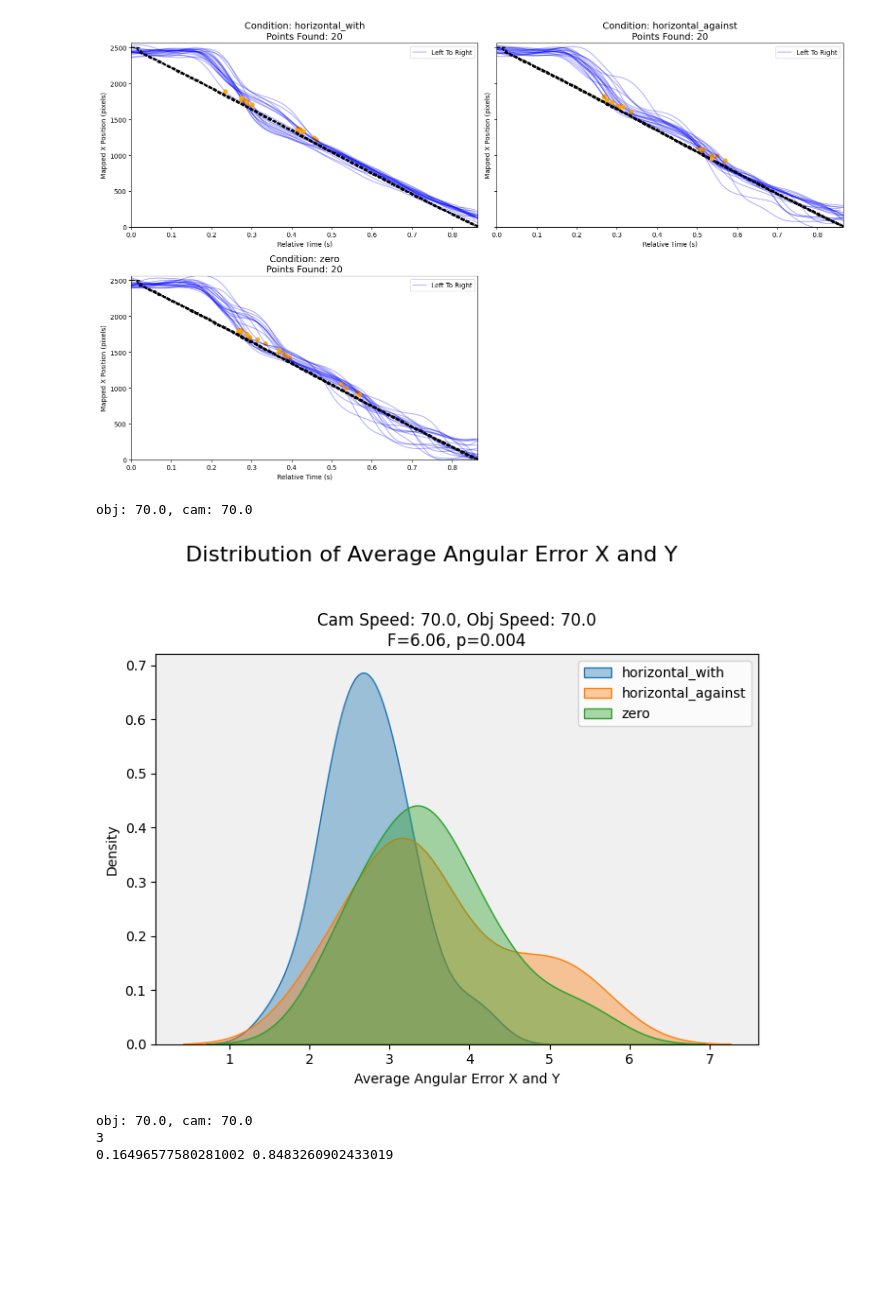
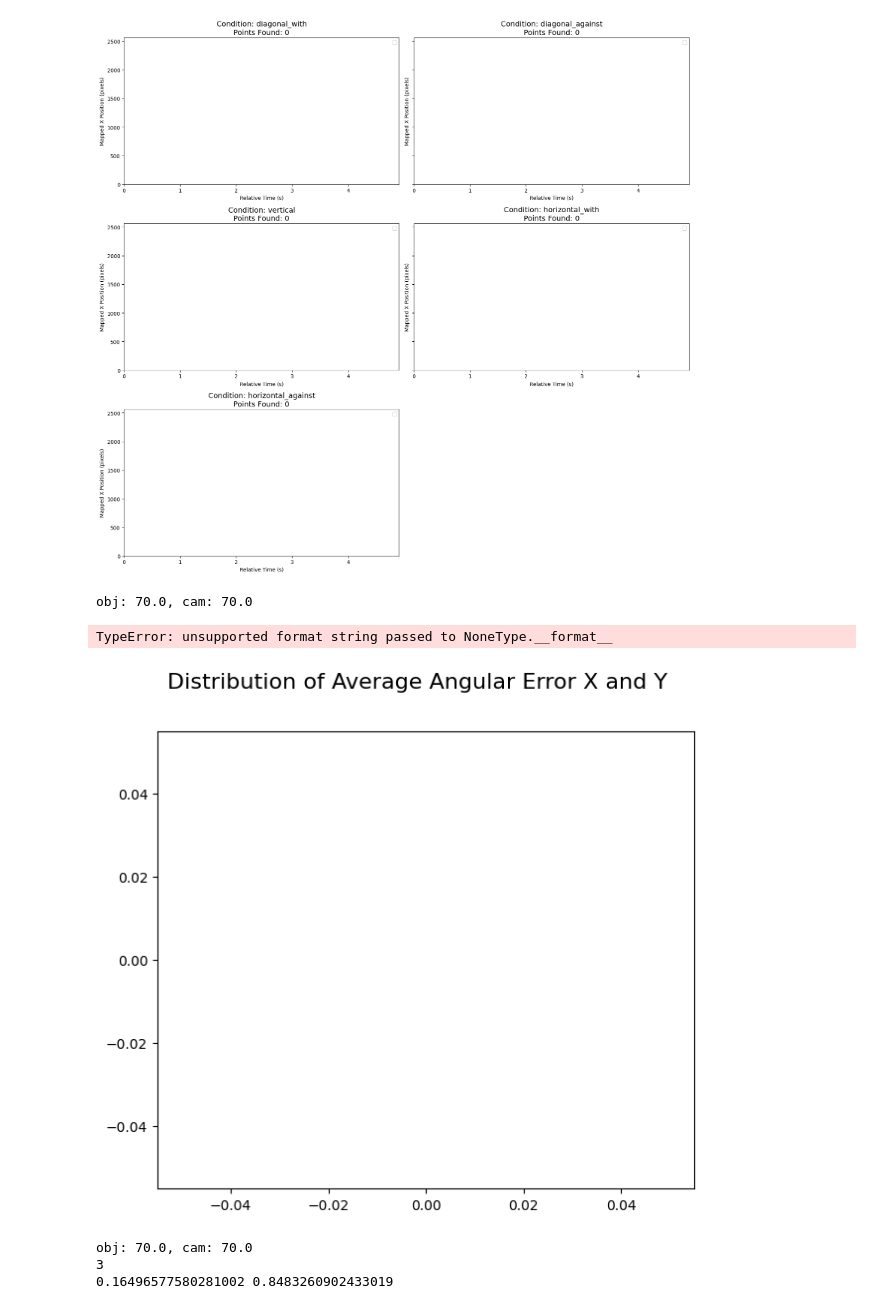
Before and after one commit to jennakangg/motiontrackingdatavis, a Jupyter notebook: FilteringDegErrorProcessing.ipynb, the cells around one changed output. Drawn from its saved outputs; the diff is of its cells as text; code cells hidden in the pictures; blank space fills up the shorter version.

Commit message:
Generation of main trials

```diff
--- a/FilteringDegErrorProcessing.ipynb
+++ b/FilteringDegErrorProcessing.ipynb
@@ -9,8 +9,8 @@ def vel_filter(ang_vel_all):
     # b, a = scipy.signal.butter(N=5, Wn=33, fs=200, btype='lowpass', analog=False)
     return scipy.signal.filtfilt(b, a, ang_vel_all)
 
-data = pd.read_csv('GazeDataNoRamp/gaze_data_all_trials_y_pilot_no_ramp_horiz_monde.csv', sep=',')
-trial_details_df = pd.read_csv("generated_trials_ids_y_pilot_no_ramp_horiz.csv")
+data = pd.read_csv('GazeData/gaze_data_all_trials.csv', sep=',')
+trial_details_df = pd.read_csv("generated_trial_ids/generated_trials_ids.csv")
 # %%
 import numpy as np
 import matplotlib.pyplot as plt
@@ -92,6 +92,33 @@ pair_conditions = {
         # "down": ["zero"],
     }
 }
+
+pair_conditions = {
+    "diagonal_with": {
+        "horizontal_left": ["diagonal_left_up", "diagonal_left_down"],
+        "horizontal_right": ["diagonal_right_up", "diagonal_right_down"]
+    },
+    "diagonal_against": {
+        "horizontal_left": ["diagonal_right_up", "diagonal_right_down"],
+        "horizontal_right": ["diagonal_left_up", "diagonal_left_down"]
+    },
+    "vertical": {
+        "horizontal_left": ["vertical_up", "vertical_down"],
+        "horizontal_right": ["vertical_up", "vertical_down"]
+    },
+    "horizontal_with": {
+        "horizontal_left": ["horizontal_left"],
+        "horizontal_right": ["horizontal_right"]
+    },
+    "horizontal_against": {
+        "horizontal_left": ["horizontal_right"],
+        "horizontal_right": ["horizontal_left"]
+    },
+    "zero": {
+        "horizontal_left": ["zero"],
+        "horizontal_right": ["zero"]
+    }
+}
 # %%
 def compute_position_dependent_angular_error(df, screen_width, screen_height, screen_diagonal_size, distance_to_screen):
     # Convert screen diagonal size to pixels
@@ -266,7 +293,7 @@ data = find_first_within_angular_threshold(data, angular_threshold, time_passed_
 # Plot pairs with markers for the first point within threshold
 plot_condition_speed_pairs_with_threshold(data, pair_conditions, trial_details_df, angular_threshold, time_passed_seconds, alpha=0.3)
 # %% [output]
-[figure, old version]
+[figure, new version]
 # %%
 import pandas as pd
 import numpy as np
@@ -388,35 +415,36 @@ def analyze_combinations(data, time_ranges, camera_motion_types_to_compare, came
             ax.set_xlabel("Average Angular Error X and Y")
             ax.set_ylabel("Density")
             ax.legend()
 
     plt.tight_layout(rect=[0, 0.03, 1, 0.95])
     plt.show()
 
 # Define parameters
 time_ranges = {
     15.0: (0.2, 5.0),
     30.0: (0.2, 3.5),
-    70.0: (0.2, 0.8),
+    60.0: (0.2, 0.8),
 }
 camera_motion_types_to_compare = [
     # 'diagonal_with_y1',
     # 'diagonal_with_y2',
     'horizontal_with',
     # 'diagonal_against_y1',
     # 'diagonal_against_y2',
     'horizontal_against',
     'zero',
     # 'vertical'
     ]
 camera_speeds = [70.0]
 object_speeds = [70.0]
 
 object_motion_types = ['left_to_right']  # Specify the object motion types to filter
 # Analyze each combination of camera and object speeds
 analyze_combinations(data, time_ranges, camera_motion_types_to_compare, camera_speeds, object_speeds, object_motion_types, "Y")
 # %% [output]
 obj: 70.0, cam: 70.0
+TypeError: unsupported format string passed to NoneType.__format__
-[figure, old version]
+[figure, new version]
 # %%
 import pandas as pd
 import numpy as np
```
Also changed, not shown: 2 other files.
